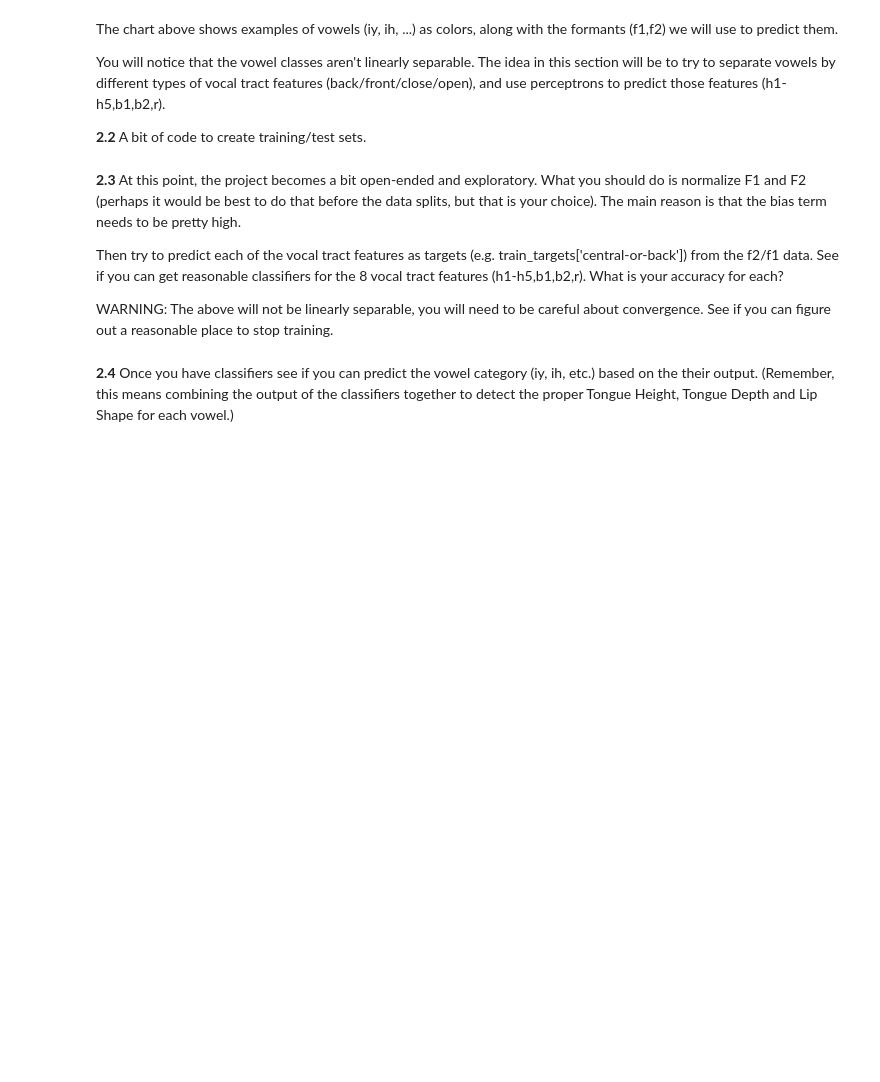
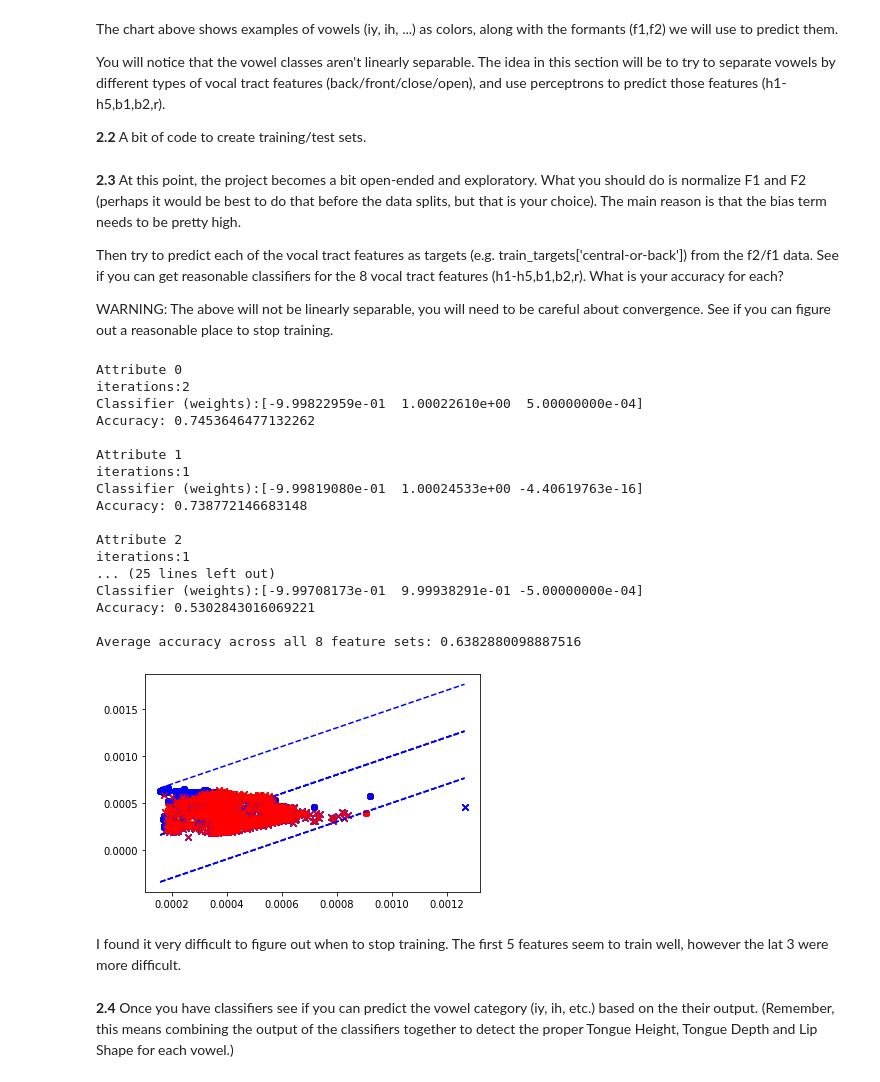
Before and after one commit to LiamAMcNamara/NNs-Lab4, a Jupyter notebook: McNamara_Lab_4_Neural_Networks.ipynb, the cells around one changed output. Drawn from its saved outputs; the diff is of its cells as text; code cells hidden in the pictures; blank space fills up the shorter version.

Commit message:
Part 1 done and half of part 2 done

```diff
--- a/McNamara_Lab_4_Neural_Networks.ipynb
+++ b/McNamara_Lab_4_Neural_Networks.ipynb
@@ -93,7 +93,9 @@ def plr(weights,example,target,learningrate):
 
 
   upd_weights = np.zeros_like(weights)
-  err = target-output(weights, example)
+  o = output(weights, example)
+  # print(f'o:{o}')
+  err = target-o
   upd_weights[:2] = weights[:2] + learningrate*err*example
   upd_weights[2] = weights[2] + learningrate*err*bias
 
@@ -261,3 +276,65 @@ WARNING: The above will not be linearly separable, you will need to be careful a
+# %%
+def accuracy_calc(ws, exs, targets):
+  err = exs.shape[0]
+  for i in range(exs.shape[0]):
+    # print(i)
+    # print(f'data:{exs[i]}')
+    # print(f'ws:{ws}')
+    # print(f'target: {targets[i]}')
+    # print(f'output:{output(ws, exs[i])}')
+    if targets[i] != output(ws, exs[i]):
+      err -= 1
+  return err / exs.shape[0]
+# %%
+# normalize training data
+td=np.array(train_data)
+f1_train = td[:,0]
+f2_train = td[:,1]
+td[:,0] = td[:,0] / sum(f1_train)
+td[:,1] = td[:,1] / sum(f2_train)
+tt=np.array(train_targets)
+# print(tt[:,0])
+
+# (Use your Part 1 to) predict one of the attributes from training data
+classifiers = np.zeros([8,3])
+avg_acc = 0
+#learningrate = 0.0001
+learningrate = 0.0005
+# repeat for all attributes
+for i in range(8):
+  print(f'Attribute {i}')
+  # if i > 4:
+  #   learningrate = 0.0005
+  classif = fitToConvergence(weights_init, td, tt[:,i], learningrate)
+  print(f'Classifier (weights):{classif}')
+  plotgraph(td,tt[:,0],classif)
+  # Report accuracy
+  acc = accuracy_calc(classif,td,tt[:,i])
+  avg_acc += acc
+  print(f'Accuracy: {acc}\n')
+  classifiers[i] = classif
+print(f'Average accuracy across all 8 feature sets: {avg_acc / 8}')
+# %% [output]
+Attribute 0
+iterations:2
+Classifier (weights):[-9.99822959e-01  1.00022610e+00  5.00000000e-04]
+Accuracy: 0.7453646477132262
+
+Attribute 1
+iterations:1
+Classifier (weights):[-9.99819080e-01  1.00024533e+00 -4.40619763e-16]
+Accuracy: 0.738772146683148
+
+Attribute 2
+iterations:1
+... (25 lines left out)
+Classifier (weights):[-9.99708173e-01  9.99938291e-01 -5.00000000e-04]
+Accuracy: 0.5302843016069221
+
+Average accuracy across all 8 feature sets: 0.6382880098887516
+[figure, added]
+# %% [markdown]
+I found it very difficult to figure out when to stop training. The first 5 features seem to train well, however the lat 3 were more difficult.
 # %% [markdown]
 **2.4** Once you have classifiers see if you can predict the vowel category (iy, ih, etc.) based on the their output. (Remember, this means combining the output of the classifiers together to detect the proper Tongue Height, Tongue Depth and Lip Shape for each vowel.)
 # %%
```
Also changed, not shown: parts of 5 cells of this notebook.
